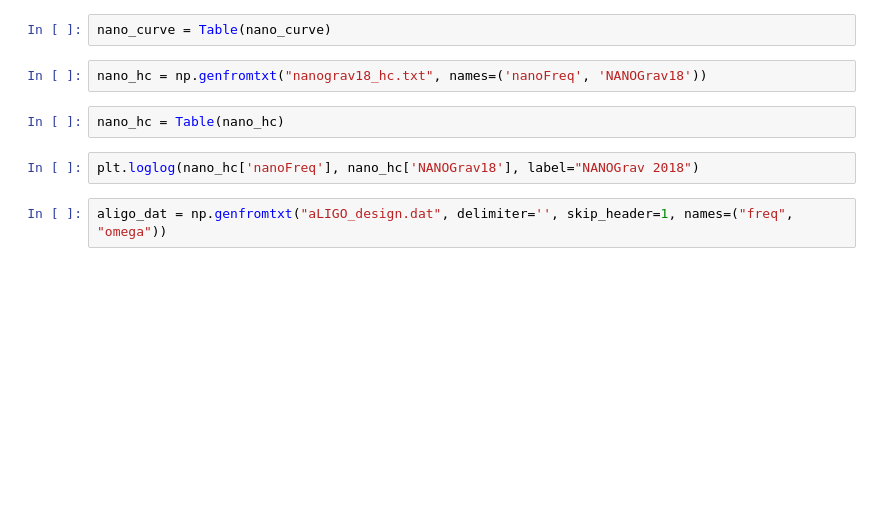
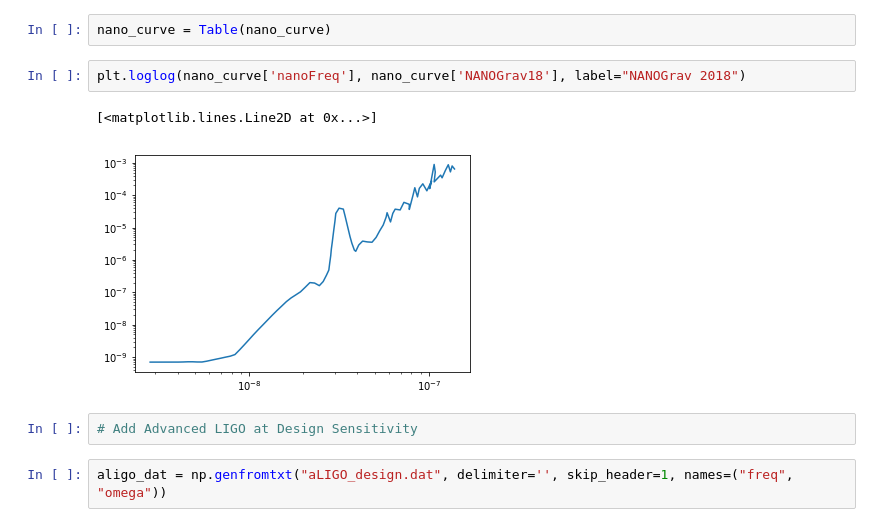
Before and after one commit to ChiaraMingarelli/omega_gw, a Jupyter notebook: codes/omega_gw_plots.ipynb, the cells around one changed output. Cells and saved outputs as stored; diff of their text form; blank space fills up the shorter version.

```diff
--- a/codes/omega_gw_plots.ipynb
+++ b/codes/omega_gw_plots.ipynb
@@ -81,12 +93,13 @@ plt.show()
 nano_curve = np.genfromtxt("nanograv18_omega.txt", names=('nanoFreq', 'NANOGrav18'))
 # %%
 nano_curve = Table(nano_curve)
-# %%
-nano_hc = np.genfromtxt("nanograv18_hc.txt", names=('nanoFreq', 'NANOGrav18'))
-# %%
-nano_hc = Table(nano_hc)
 # %%
-plt.loglog(nano_hc['nanoFreq'], nano_hc['NANOGrav18'], label="NANOGrav 2018")
+plt.loglog(nano_curve['nanoFreq'], nano_curve['NANOGrav18'], label="NANOGrav 2018")
+# %% [output]
+[<matplotlib.lines.Line2D at 0x...>]
+[figure, added]
+# %%
+# Add Advanced LIGO at Design Sensitivity
 # %%
 aligo_dat = np.genfromtxt("aLIGO_design.dat", delimiter='', skip_header=1, names=("freq", "omega"))
 # %%
```
Also changed, not shown: parts of 18 cells of this notebook.
